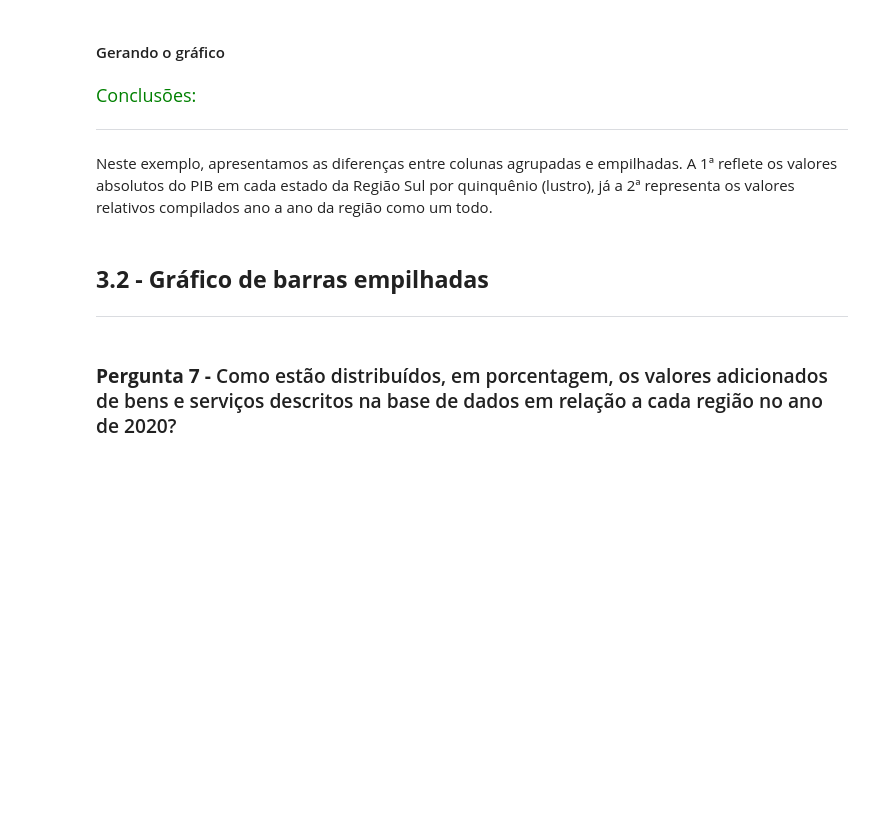
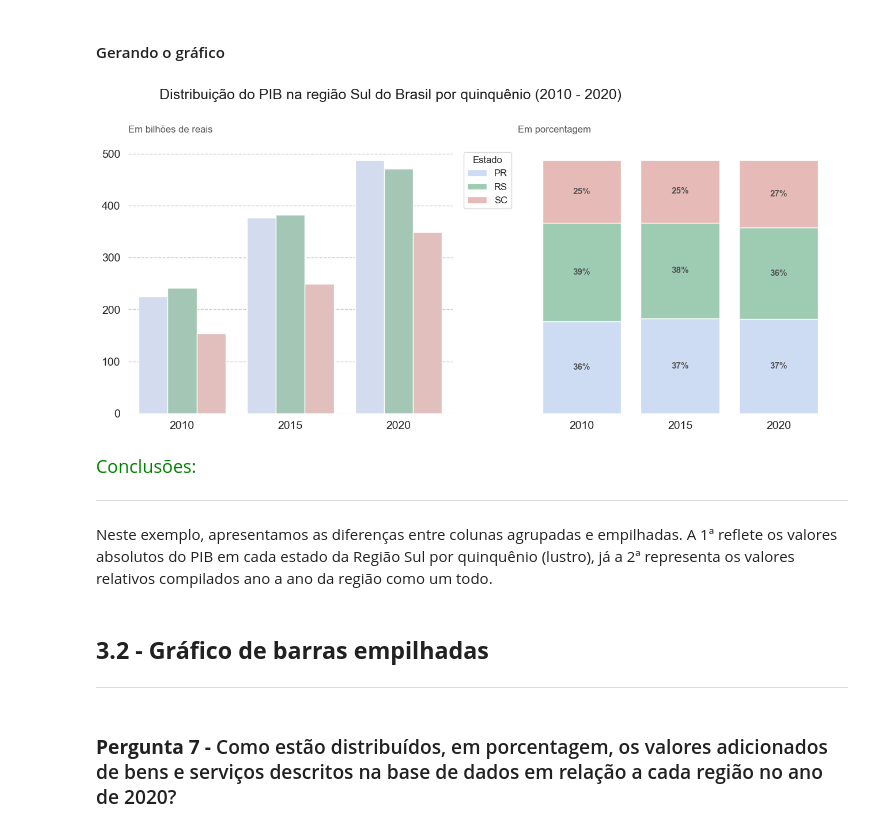
Before and after one commit to MoisesCoimbraQN/Carreira-Alura-Data-Science, a Jupyter notebook: Data_Visualization_Graficos_de_Composicao_e_Relacionamentos.ipynb, the cells around one changed output. Drawn from its saved outputs; the diff is of its cells as text; code cells hidden in the pictures; blank space fills up the shorter version.

Commit message:
Gráficos de colunas e barras empilhadas

```diff
--- a/Data_Visualization_Graficos_de_Composicao_e_Relacionamentos.ipynb
+++ b/Data_Visualization_Graficos_de_Composicao_e_Relacionamentos.ipynb
@@ -300,7 +302,7 @@ Como sugestão, podemos testar adicionando os valores absolutos do PIB das regi
 #### Tratando os dados para gerar a visualização
 # %%
 # Criando um df com os dados desejados
-df_pib = pd.read_csv("https://raw.githubusercontent.com/afonsosr2/dataviz-graficos-composicao-relacionamento/master/dados/pib_br_2002_2020_estados.csv")
+
 df_minas_2020 = df_pib.copy()
 df_minas_2020 = df_minas_2020.query("ano==2020")[["sigla_uf", "pib"]]
 
@@ -431,7 +438,7 @@ Os treemaps respondem  sobre as proporções dos dados e a relação das categor
 # %% [markdown]
 #### Tratando os dados para gerar a visualização
 # %%
-df_pib = pd.read_csv("https://raw.githubusercontent.com/afonsosr2/dataviz-graficos-composicao-relacionamento/master/dados/pib_br_2002_2020_estados.csv")
+
 bahia = df_pib.copy()
 bahia = df_pib.query("sigla_uf == 'BA' and ano == 2020")[["pib","impostos_liquidos", "va"]]
 bahia.rename(columns = {"pib":"PIB", "impostos_liquidos": "Impostos Líquidos", "va":"Valor Adicionado Bruto"}, inplace=True)
@@ -511,8 +520,6 @@ Como sugestão, podemos analisar esses valores do seu próprio estado ou até se
 ### **Pergunta 5 -** Qual a evolução anual do PIB do estado do Rio de Janeiro entre os anos de 2010 a 2020?
 # %% [markdown]
 #### Tratando os dados para gerar a visualização
-# %%
-df_pib = pd.read_csv("https://raw.githubusercontent.com/afonsosr2/dataviz-graficos-composicao-relacionamento/master/dados/pib_br_2002_2020_estados.csv")
 # %%
 # Selecionando os dados do RJ
 anos = [x for x in range(2010, 2021)]
@@ -658,5 +678,6 @@ pib_sul
 # %%
 # Criando uma tabela cruzada (crosstab) com os valores de venda de cada ano por região
-...
-...
+pib_sul_cross = pd.crosstab(index = pib_sul.ano, columns = pib_sul.sigla_uf, values = pib_sul.pib, aggfunc = "sum",
+                             normalize = 'index').round(4)
+pib_sul_cross = pib_sul_cross.reset_index('ano')
 pib_sul_cross
@@ -667,56 +693,58 @@ pib_sul_cross
 
 # Importando as bibliotecas
 import matplotlib.pyplot as plt
 import seaborn as sns
 
 # Área do gráfico e tema da visualização
 fig, axs = plt.subplots(1, 2, figsize=(16,6))
 sns.set_theme(style="white")
 
 # Definindo as cores do gráfico
 cores = [AZUL6, VERDE3, VERMELHO2]
 
 # Personalizando o Título superior
 fig.suptitle("Distribuição do PIB na região Sul do Brasil por quinquênio (2010 - 2020)",
              fontsize=18, color=CINZA1, ha = 'right', x = 0.66, y = 1.05)
 
 # GRÁFICO 1 - Gráfico de colunas agrupadas
-...
+sns.barplot(data=pib_sul, x= 'ano', y = 'pib', hue = 'sigla_uf', hue_order= ['PR', 'RS', 'SC'], ax = axs[0], palette=cores)
 
-# axs[0].set_title('Em bilhões de reais\n', color = CINZA3, loc = "left")
-# axs[0].set_xlabel('')
-# axs[0].set_ylabel('')
-# axs[0].xaxis.set_tick_params(labelsize=14, color = CINZA2)
-# axs[0].yaxis.set_tick_params(labelsize=14, color = CINZA2)
-# axs[0].set_frame_on(False)
+axs[0].set_title('Em bilhões de reais\n', color = CINZA3, loc = "left")
+axs[0].set_xlabel('')
+axs[0].set_ylabel('')
+axs[0].xaxis.set_tick_params(labelsize=14, color = CINZA2)
+axs[0].yaxis.set_tick_params(labelsize=14, color = CINZA2)
+axs[0].set_frame_on(False)
 
-# Remover a legenda e colocar grids no eixo y
-# axs[0].legend().remove()
-# axs[0].yaxis.grid(linestyle='--', linewidth=1)
+#Remover a legenda e colocar grids no eixo y
+axs[0].legend().remove()
+axs[0].yaxis.grid(linestyle='--', linewidth=1)
 
 #######################################
 
 # GRÁFICO 2 - Gráfico de colunas empilhadas 100 %
-...
+pib_sul_cross.plot(x = 'ano', kind = 'bar', stacked = True, ax = axs[1], color = cores, width=0.8)
 
-# axs[1].set_title('Em porcentagem\n', color = CINZA3, loc = "left")
-# axs[1].set_xlabel('')
-# axs[1].set_ylabel('')
-# axs[1].set_yticklabels([])
-# axs[1].xaxis.set_tick_params(labelsize=14, color = CINZA2, labelrotation = 0)
-# axs[1].set_frame_on(False)
+axs[1].set_title('Em porcentagem\n', color = CINZA3, loc = "left")
+axs[1].set_xlabel('')
+axs[1].set_ylabel('')
+axs[1].set_yticklabels([])
+axs[1].xaxis.set_tick_params(labelsize=14, color = CINZA2, labelrotation = 0)
+axs[1].set_frame_on(False)
 
-# # Adicionar a legenda entre os dois gráficos
-# axs[1].legend(bbox_to_anchor=(-0.005, 1), title='Estado', title_fontsize  = 12, fontsize = 12)
+# Adicionar a legenda entre os dois gráficos
+axs[1].legend(bbox_to_anchor=(-0.005, 1), title='Estado', title_fontsize  = 12, fontsize = 12)
 
-# # Adicionando os valores dentro da coluna
-# for container in axs[1].containers:
-#     labels = [f'{valor.get_height()*100:.0f}%' for valor in container]
-#     axs[1].bar_label(container, label_type='center', labels = labels, size = 11, color = CINZA3, fontweight = "bold")
+# Adicionando os valores dentro da coluna
+for container in axs[1].containers:
+    labels = [f'{valor.get_height()*100:.0f}%' for valor in container]
+    axs[1].bar_label(container, label_type='center', labels = labels, size = 11, color = CINZA3, fontweight = "bold")
 
 #######################################
 
 plt.show()
+# %% [output]
+[figure, added]
 # %% [markdown]
 <font color=green size=4> Conclusões: </font>
 
```
Also changed, not shown: parts of 12 cells of this notebook.
